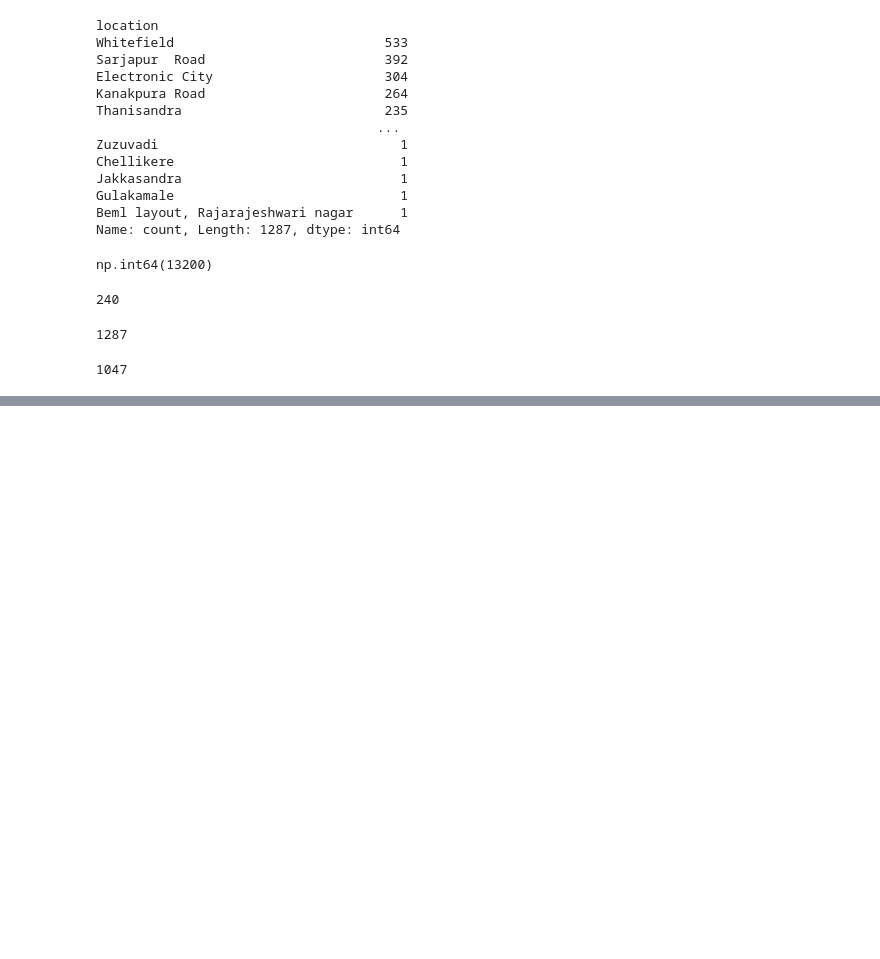
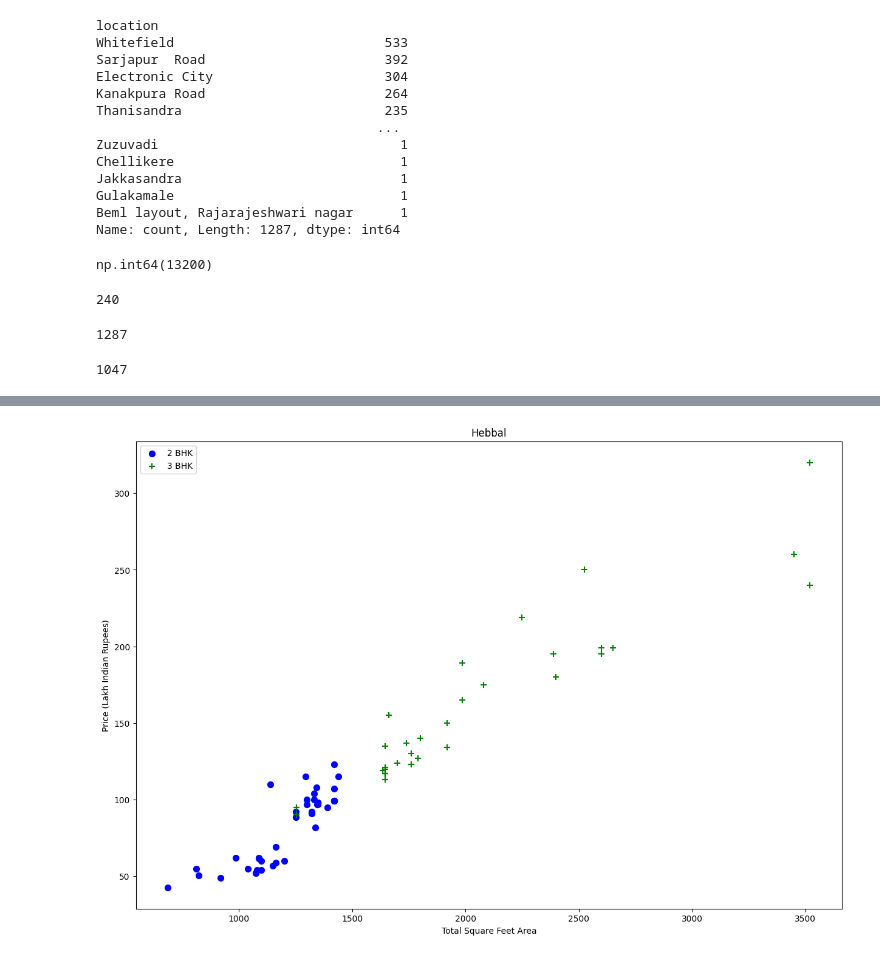
Before and after one commit to akshaydhiman1/Property_Sales_Analysis, a Jupyter notebook: main.ipynb, the cells around one changed output, grey strips where cells are left out. Cells and saved outputs as stored; diff of their text form; code cells hidden in the pictures; blank space fills up the shorter version.

```diff
--- a/main.ipynb
+++ b/main.ipynb
@@ -224,0 +394,4 @@ len(location_stats[location_stats<=10])
+# %%
+plot_scatter_chart(df8,"Hebbal")
+# %% [output]
+[figure, added]
```
Also changed, not shown: parts of 67 cells of this notebook.
